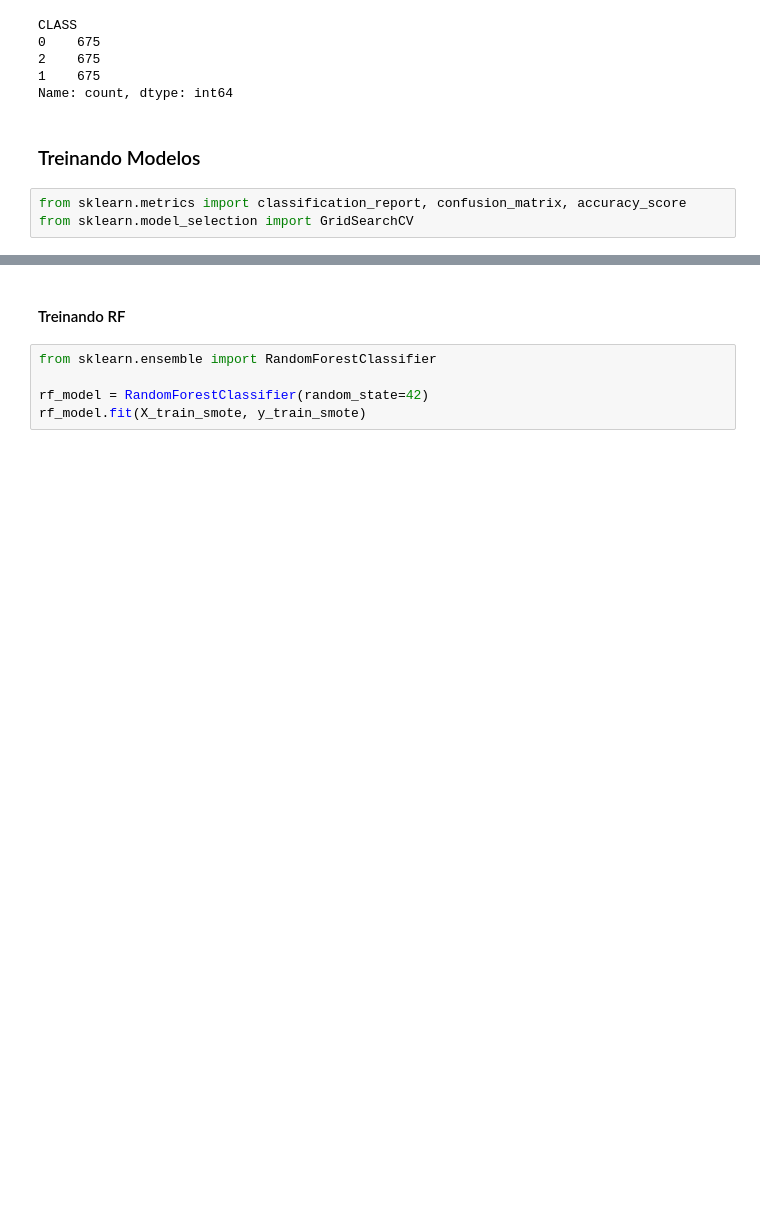
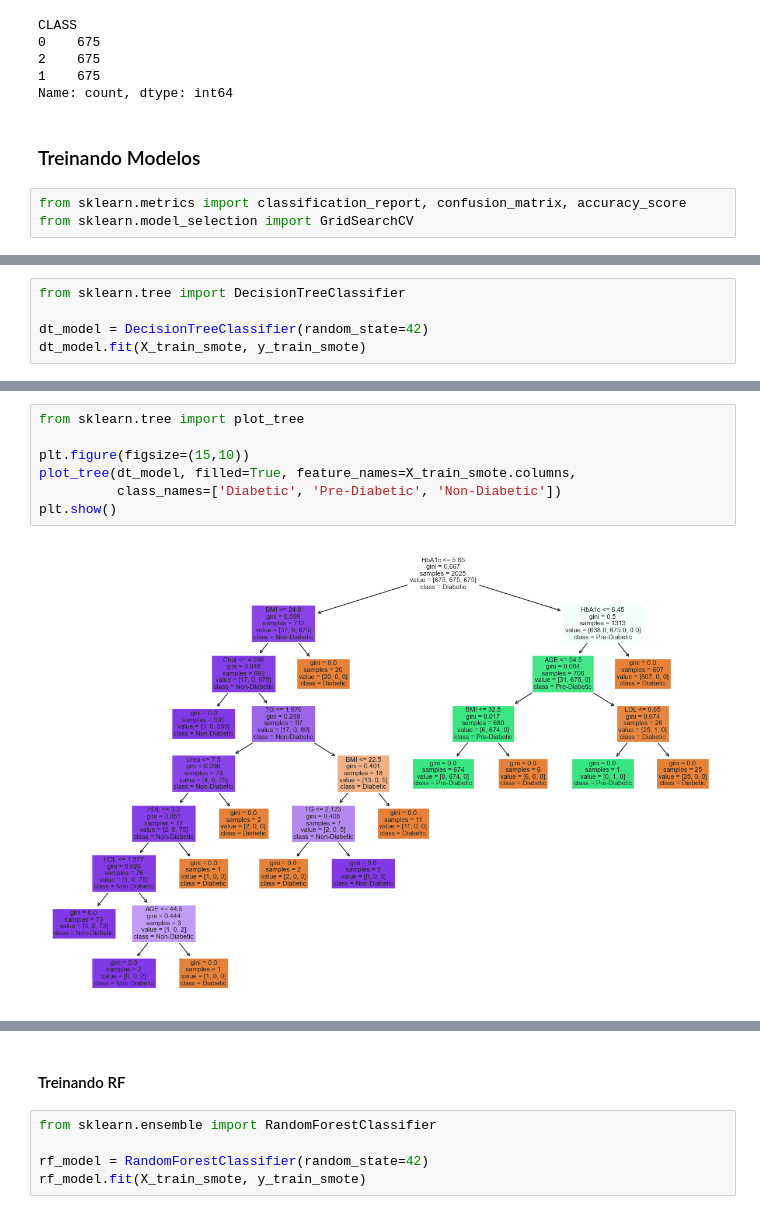
Before and after one commit to luizfernando05/tcc-diabetes, a Jupyter notebook: root/ml-models/notebooks/LDDTrainning.ipynb, the cells around one changed output, grey strips where cells are left out. Saved outputs shown, nothing was run; the diff lists cells and outputs as text; blank space fills up the shorter version.

Commit message:
:sparkles: feat(ml-models): training DT model with all features

```diff
--- a/root/ml-models/notebooks/LDDTrainning.ipynb
+++ b/root/ml-models/notebooks/LDDTrainning.ipynb
@@ -379,0 +381,5 @@ from sklearn.model_selection import GridSearchCV
+# %%
+from sklearn.tree import DecisionTreeClassifier
+
+dt_model = DecisionTreeClassifier(random_state=42)
+dt_model.fit(X_train_smote, y_train_smote)
@@ -379,0 +416,9 @@ from sklearn.model_selection import GridSearchCV
+# %%
+from sklearn.tree import plot_tree
+
+plt.figure(figsize=(15,10))
+plot_tree(dt_model, filled=True, feature_names=X_train_smote.columns,
+          class_names=['Diabetic', 'Pre-Diabetic', 'Non-Diabetic'])
+plt.show()
+# %% [output]
+[figure, added]
```
Also changed, not shown: parts of 10 cells of this notebook, 2 other files.
